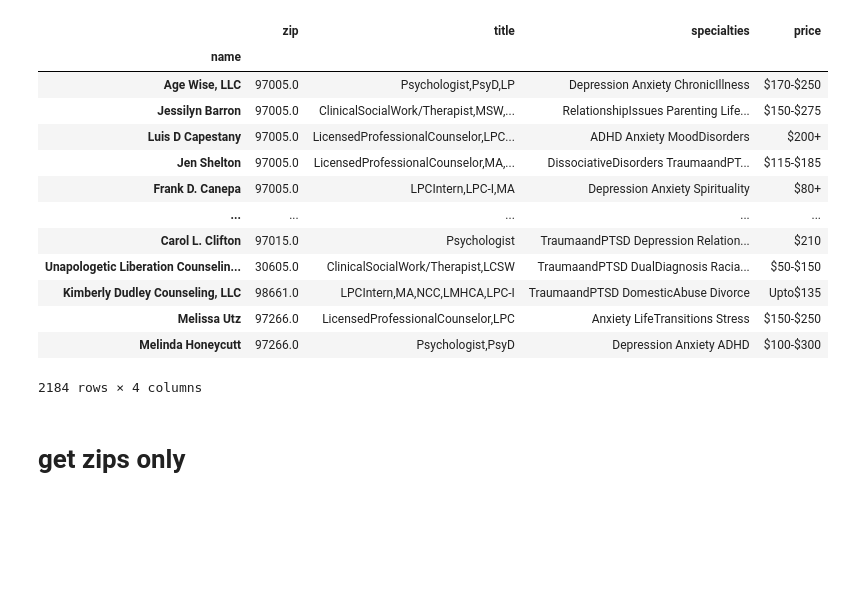
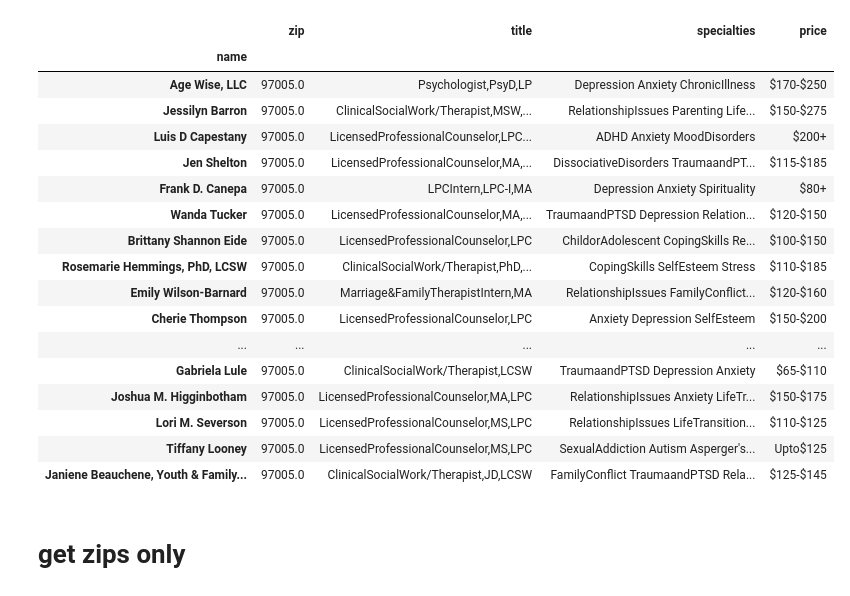
Before and after one commit to mhendricks96/therapist-scraper, a Jupyter notebook: therapist_scraper/read_therapist_data.ipynb, the cells around one changed output. Drawn from its saved outputs; the diff is of its cells as text; code cells hidden in the pictures; blank space fills up the shorter version.

```diff
--- a/therapist_scraper/read_therapist_data.ipynb
+++ b/therapist_scraper/read_therapist_data.ipynb
@@ -7,23 +7,27 @@ full_df = pd.read_csv('data/therapist_data.csv')
 # %%
 full_df = full_df.set_index('name')
 # %%
-full_df
-#full_df.head()
+#full_df
+full_df.head(20)
 # %% [output]
 |  | zip | title | specialties | price |
 | name |  |  |  |  |
 | Age Wise, LLC | 97005.0 | Psychologist,PsyD,LP | Depression Anxiety ChronicIllness | $170-$250 |
 | Jessilyn Barron | 97005.0 | ClinicalSocialWork/Therapist,MSW,... | RelationshipIssues Parenting Life... | $150-$275 |
 | Luis D Capestany | 97005.0 | LicensedProfessionalCounselor,LPC... | ADHD Anxiety MoodDisorders | $200+ |
 | Jen Shelton | 97005.0 | LicensedProfessionalCounselor,MA,... | DissociativeDisorders TraumaandPT... | $115-$185 |
 | Frank D. Canepa | 97005.0 | LPCIntern,LPC-I,MA | Depression Anxiety Spirituality | $80+ |
+| Wanda Tucker | 97005.0 | LicensedProfessionalCounselor,MA,... | TraumaandPTSD Depression Relation... | $120-$150 |
+| Brittany Shannon Eide | 97005.0 | LicensedProfessionalCounselor,LPC | ChildorAdolescent CopingSkills Re... | $100-$150 |
+| Rosemarie Hemmings, PhD, LCSW | 97005.0 | ClinicalSocialWork/Therapist,PhD,... | CopingSkills SelfEsteem Stress | $110-$185 |
+| Emily Wilson-Barnard | 97005.0 | Marriage&FamilyTherapistIntern,MA | RelationshipIssues FamilyConflict... | $120-$160 |
+| Cherie Thompson | 97005.0 | LicensedProfessionalCounselor,LPC | Anxiety Depression SelfEsteem | $150-$200 |
 | ... | ... | ... | ... | ... |
-| Carol L. Clifton | 97015.0 | Psychologist | TraumaandPTSD Depression Relation... | $210 |
-| Unapologetic Liberation Counselin... | 30605.0 | ClinicalSocialWork/Therapist,LCSW | TraumaandPTSD DualDiagnosis Racia... | $50-$150 |
-| Kimberly Dudley Counseling, LLC | 98661.0 | LPCIntern,MA,NCC,LMHCA,LPC-I | TraumaandPTSD DomesticAbuse Divorce | Upto$135 |
-| Melissa Utz | 97266.0 | LicensedProfessionalCounselor,LPC | Anxiety LifeTransitions Stress | $150-$250 |
-| Melinda Honeycutt | 97266.0 | Psychologist,PsyD | Depression Anxiety ADHD | $100-$300 |
+| Gabriela Lule | 97005.0 | ClinicalSocialWork/Therapist,LCSW | TraumaandPTSD Depression Anxiety | $65-$110 |
+| Joshua M. Higginbotham | 97005.0 | LicensedProfessionalCounselor,MA,LPC | RelationshipIssues Anxiety LifeTr... | $150-$175 |
+| Lori M. Severson | 97005.0 | LicensedProfessionalCounselor,MS,LPC | RelationshipIssues LifeTransition... | $110-$125 |
+| Tiffany Looney | 97005.0 | LicensedProfessionalCounselor,MS,LPC | SexualAddiction Autism Asperger's... | Upto$125 |
+| Janiene Beauchene, Youth & Family... | 97005.0 | ClinicalSocialWork/Therapist,JD,LCSW | FamilyConflict TraumaandPTSD Rela... | $125-$145 |
-2184 rows × 4 columns
 # %% [markdown]
 # get zips only
 # %%
```
